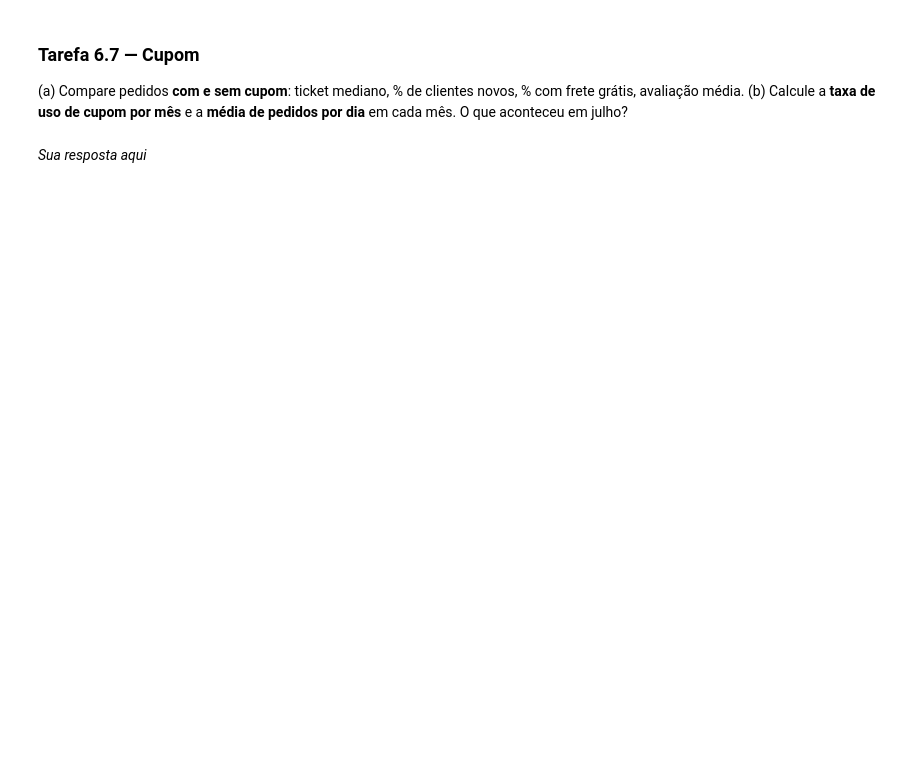
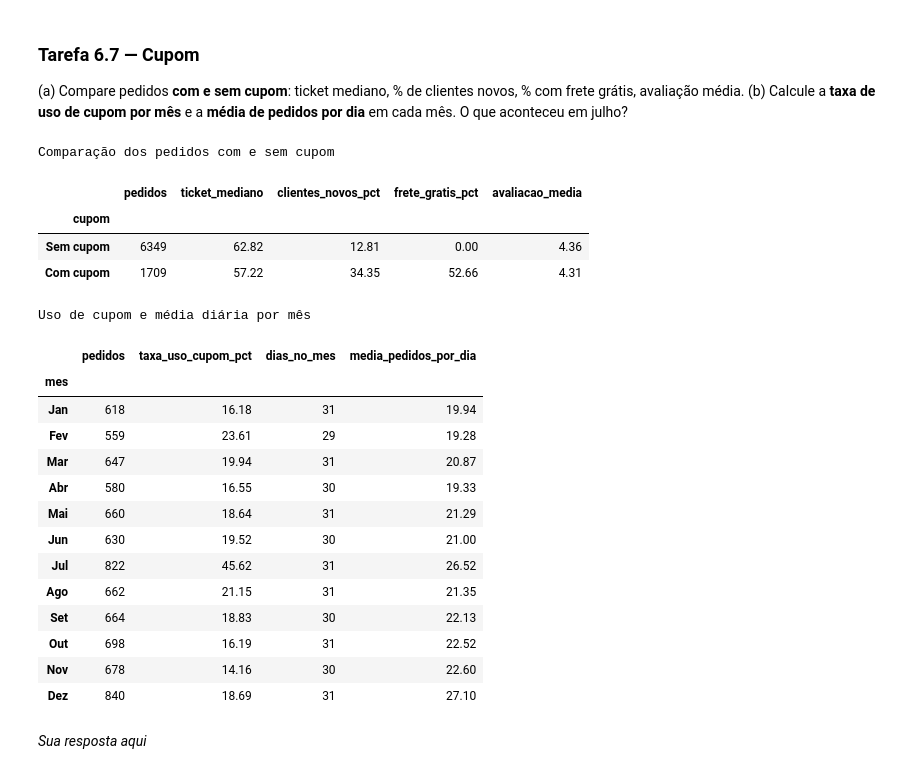
Before and after one commit to deborabaldeznilo/projeto-delivery, a Jupyter notebook: projeto_final.ipynb, the cells around one changed output. Drawn from its saved outputs; the diff is of its cells as text; code cells hidden in the pictures; blank space fills up the shorter version.

```diff
--- a/projeto_final.ipynb
+++ b/projeto_final.ipynb
@@ -1296,5 +1986,76 @@ Construa a série de pedidos por **dia**, por **semana** e por **mês** (`resamp
 (a) Compare pedidos **com e sem cupom**: ticket mediano, % de clientes novos, % com frete grátis, avaliação média. (b) Calcule a **taxa de uso de cupom por mês** e a **média de pedidos por dia** em cada mês. O que aconteceu em julho?
 # %%
 # Sua solução aqui
+# (a) Comparar pedidos com e sem cupom
+resumo_cupom = pedidos_2024.groupby("cupom").agg(
+    pedidos=("pedido_id", "size"),
+    ticket_mediano=("valor_pedido", "median"),
+    clientes_novos_pct=(
+        "cliente_novo", lambda valores: valores.mean() * 100
+    ),
+    frete_gratis_pct=(
+        "taxa_entrega", lambda valores: valores.eq(0).mean() * 100
+    ),
+    avaliacao_media=("avaliacao", "mean")
+)
+
+resumo_cupom.index = resumo_cupom.index.map({
+    False: "Sem cupom",
+    True: "Com cupom"
+})
+
+print("Comparação dos pedidos com e sem cupom")
+display(resumo_cupom.round(2))
+
+# (b) Uso de cupom e média diária de pedidos por mês
+cupom_mensal = (
+    pedidos_2024.set_index("data_hora")
+    .resample("MS")
+    .agg(
+        pedidos=("pedido_id", "size"),
+        taxa_uso_cupom_pct=(
+            "cupom", lambda valores: valores.mean() * 100
+        )
+    )
+)
+
+cupom_mensal["dias_no_mes"] = cupom_mensal.index.days_in_month
+cupom_mensal["media_pedidos_por_dia"] = (
+    cupom_mensal["pedidos"] / cupom_mensal["dias_no_mes"]
+)
+
+meses = [
+    "Jan", "Fev", "Mar", "Abr", "Mai", "Jun",
+    "Jul", "Ago", "Set", "Out", "Nov", "Dez"
+]
+
+cupom_mensal.index = [
+    meses[data.month - 1] for data in cupom_mensal.index
+]
+cupom_mensal.index.name = "mes"
+
+print("\nUso de cupom e média diária por mês")
+display(cupom_mensal.round(2))
+# %% [output]
+Comparação dos pedidos com e sem cupom
+|  | pedidos | ticket_mediano | clientes_novos_pct | frete_gratis_pct | avaliacao_media |
+| cupom |  |  |  |  |  |
+| Sem cupom | 6349 | 62.82 | 12.81 | 0.00 | 4.36 |
+| Com cupom | 1709 | 57.22 | 34.35 | 52.66 | 4.31 |
+Uso de cupom e média diária por mês
+|  | pedidos | taxa_uso_cupom_pct | dias_no_mes | media_pedidos_por_dia |
+| mes |  |  |  |  |
+| Jan | 618 | 16.18 | 31 | 19.94 |
+| Fev | 559 | 23.61 | 29 | 19.28 |
+| Mar | 647 | 19.94 | 31 | 20.87 |
+| Abr | 580 | 16.55 | 30 | 19.33 |
+| Mai | 660 | 18.64 | 31 | 21.29 |
+| Jun | 630 | 19.52 | 30 | 21.00 |
+| Jul | 822 | 45.62 | 31 | 26.52 |
+| Ago | 662 | 21.15 | 31 | 21.35 |
+| Set | 664 | 18.83 | 30 | 22.13 |
+| Out | 698 | 16.19 | 31 | 22.52 |
+| Nov | 678 | 14.16 | 30 | 22.60 |
+| Dez | 840 | 18.69 | 31 | 27.10 |
 # %% [markdown]
 *Sua resposta aqui*
```
Also changed, not shown: parts of 23 cells of this notebook.
